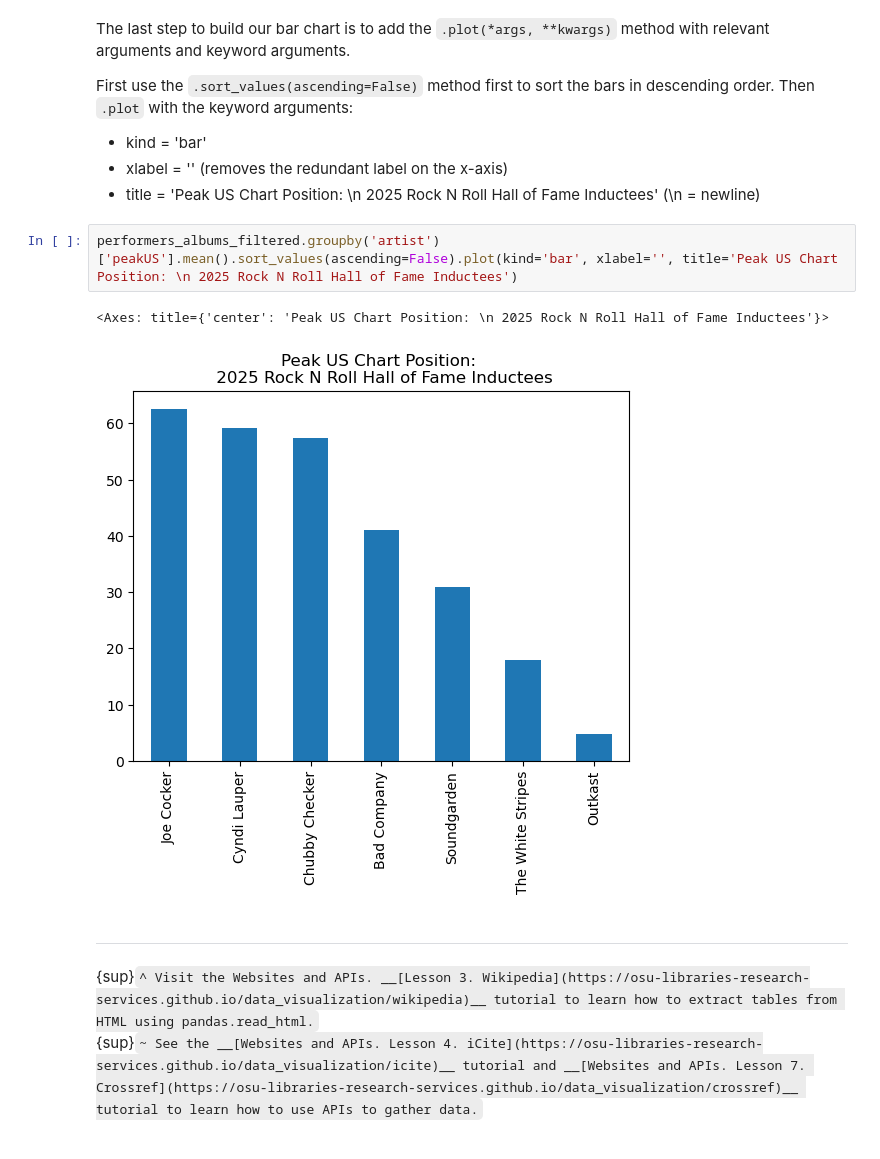
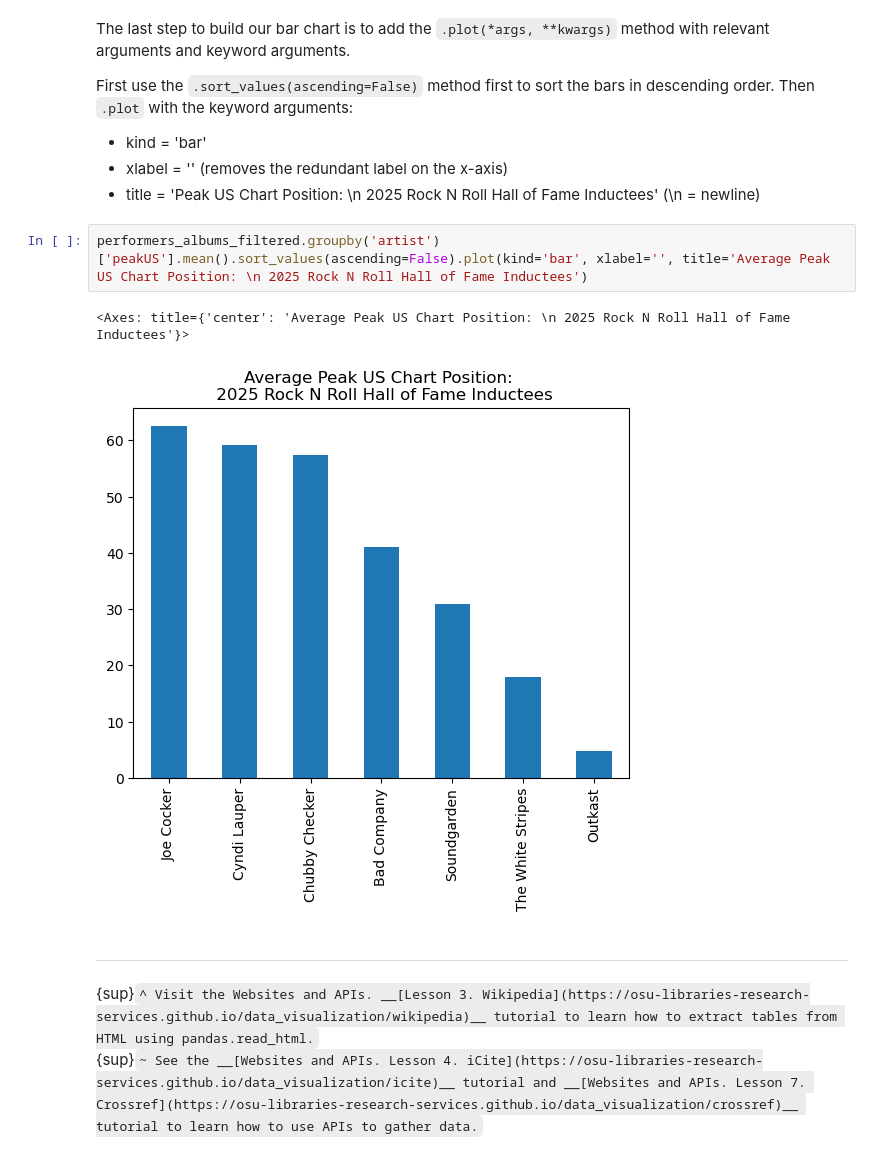
Before and after one commit to OSU-Libraries-Research-Services/data_visualization, a Jupyter notebook: python_data_visualization.ipynb, the cells around one changed output. Saved outputs shown, nothing was run; the diff lists cells and outputs as text.

```diff
--- a/python_data_visualization.ipynb
+++ b/python_data_visualization.ipynb
@@ -218,10 +218,10 @@ First use the `.sort_values(ascending=False)` method first to sort the bars in d
 - xlabel = '' (removes the redundant label on the x-axis)
 - title = 'Peak US Chart Position: \n 2025 Rock N Roll Hall of Fame Inductees'  (\n = newline)
 # %%
-performers_albums_filtered.groupby('artist')['peakUS'].mean().sort_values(ascending=False).plot(kind='bar', xlabel='', title='Peak US Chart Position: \n 2025 Rock N Roll Hall of Fame Inductees')
+performers_albums_filtered.groupby('artist')['peakUS'].mean().sort_values(ascending=False).plot(kind='bar', xlabel='', title='Average Peak US Chart Position: \n 2025 Rock N Roll Hall of Fame Inductees')
 # %% [output]
-<Axes: title={'center': 'Peak US Chart Position: \n 2025 Rock N Roll Hall of Fame Inductees'}>
+<Axes: title={'center': 'Average Peak US Chart Position: \n 2025 Rock N Roll Hall of Fame Inductees'}>
-[figure, old version]
+[figure, new version]
 # %% [markdown]
 ---
 {sup}`^ Visit the Websites and APIs. __[Lesson 3. Wikipedia](https://osu-libraries-research-services.github.io/data_visualization/wikipedia)__ tutorial to learn how to extract tables from HTML using pandas.read_html.`\
```
Also changed, not shown: parts of 16 cells of this notebook, 1 other file.
